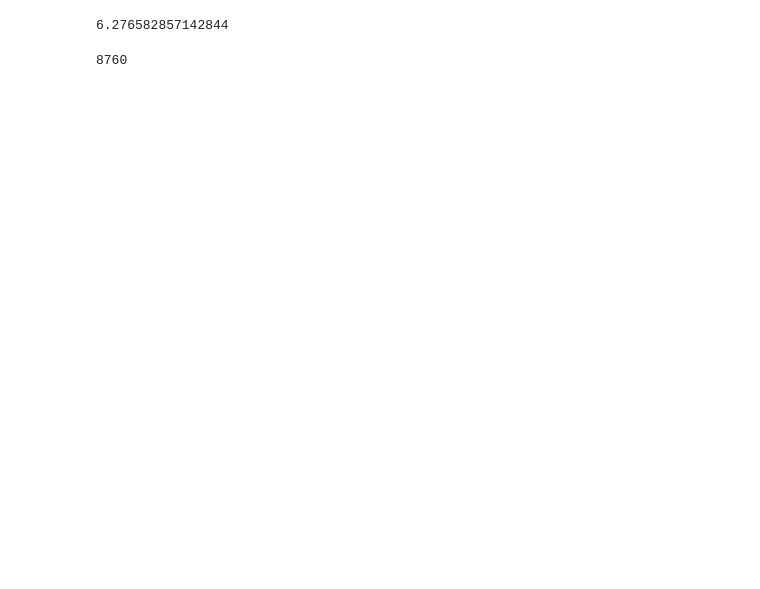
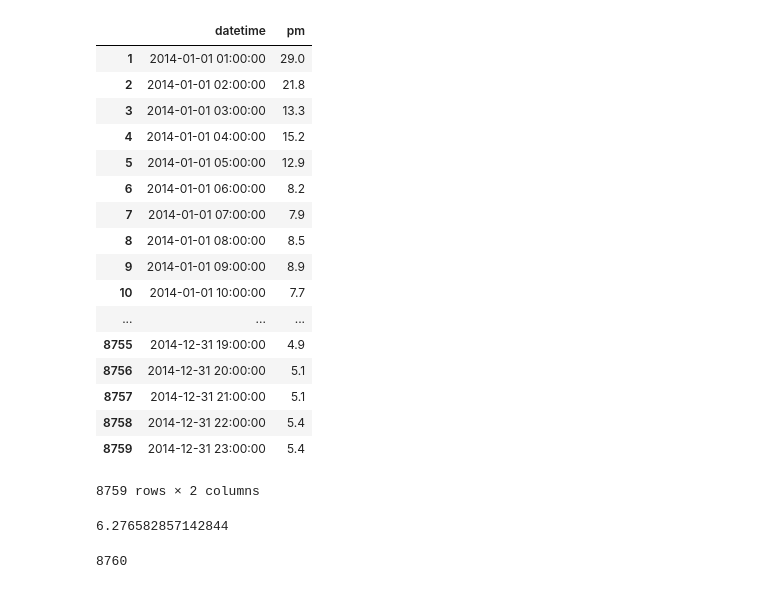
Before and after one commit to dpaolella/airproj, a Jupyter notebook: sandbox.ipynb, the cells around one changed output. Cells and saved outputs as stored; diff of their text form; code cells hidden in the pictures; blank space fills up the shorter version.

```diff
--- a/sandbox.ipynb
+++ b/sandbox.ipynb
@@ -18,3 +88,24 @@ data = data.ix["2014"]
+# %%
+data.drop([0])
+# %% [output]
+|  | datetime | pm |
+| 1 | 2014-01-01 01:00:00 | 29.0 |
+| 2 | 2014-01-01 02:00:00 | 21.8 |
+| 3 | 2014-01-01 03:00:00 | 13.3 |
+| 4 | 2014-01-01 04:00:00 | 15.2 |
+| 5 | 2014-01-01 05:00:00 | 12.9 |
+| 6 | 2014-01-01 06:00:00 | 8.2 |
+| 7 | 2014-01-01 07:00:00 | 7.9 |
+| 8 | 2014-01-01 08:00:00 | 8.5 |
+| 9 | 2014-01-01 09:00:00 | 8.9 |
+| 10 | 2014-01-01 10:00:00 | 7.7 |
+| ... | ... | ... |
+| 8755 | 2014-12-31 19:00:00 | 4.9 |
+| 8756 | 2014-12-31 20:00:00 | 5.1 |
+| 8757 | 2014-12-31 21:00:00 | 5.1 |
+| 8758 | 2014-12-31 22:00:00 | 5.4 |
+| 8759 | 2014-12-31 23:00:00 | 5.4 |
+8759 rows × 2 columns
 # %%
 annualAvg = np.mean(data.pm)
 # %%
```
Also changed, not shown: parts of 26 cells of this notebook.
